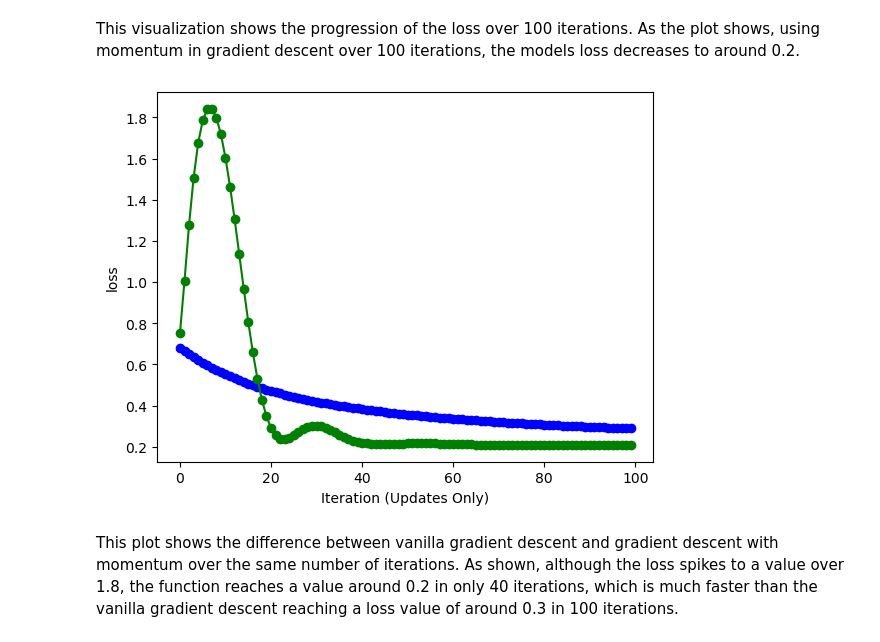
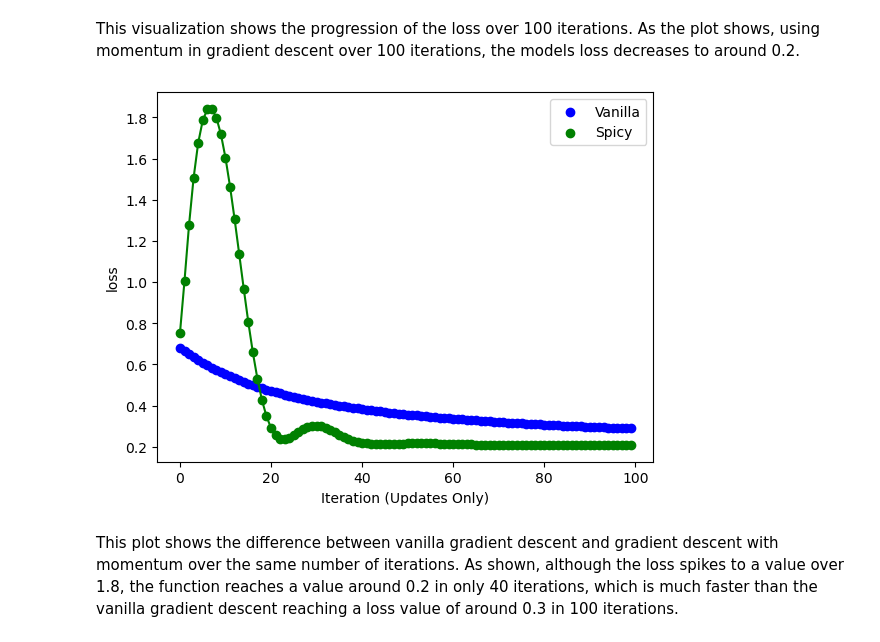
Before and after one commit to tristanmeyer2/tristanmeyer2.github.io, a Jupyter notebook: posts/LogisticRegression/LogisticRegression.ipynb, the cells around one changed output. Saved outputs shown, nothing was run; the diff lists cells and outputs as text; code cells hidden in the pictures.

```diff
--- a/posts/LogisticRegression/LogisticRegression.ipynb
+++ b/posts/LogisticRegression/LogisticRegression.ipynb
@@ -77,7 +77,7 @@ opt = GradientDescentOptimizer(LR)
 
 loss = 1
 loss_vec_van = []
-maxIterations = 100
+maxIterations = 1500
 currIteration = 0
 
 while loss > 0 and currIteration < maxIterations:
@@ -133,13 +133,15 @@ labs = plt.gca().set(xlabel = "Iteration (Updates Only)", ylabel = "loss")
 # %% [markdown]
 This visualization shows the progression of the loss over 100 iterations. As the plot shows, using momentum in gradient descent over 100 iterations, the models loss decreases to around 0.2.
 # %%
-plt.plot(loss_vec_van, color = "blue")
-plt.scatter(torch.arange(len(loss_vec_van)), loss_vec_van, color = "blue")
-plt.plot(loss_vec, color = "green")
-plt.scatter(torch.arange(len(loss_vec)), loss_vec, color = "green")
+plt.plot(loss_vec_van[:100], color = "blue")
+plt.scatter(torch.arange(100), loss_vec_van[:100], color = "blue", label="Vanilla")
+plt.legend(["Vanilla"])
+plt.plot(loss_vec[:100], color = "green")
+plt.scatter(torch.arange(100), loss_vec[:100], color = "green", label="Spicy")
+plt.legend()
 labs = plt.gca().set(xlabel = "Iteration (Updates Only)", ylabel = "loss")
 # %% [output]
-[figure, old version]
+[figure, new version]
 # %% [markdown]
 This plot shows the difference between vanilla gradient descent and gradient descent with momentum over the same number of iterations. As shown, although the loss spikes to a value over 1.8, the function reaches a value around 0.2 in only 40 iterations, which is much faster than the vanilla gradient descent reaching a loss value of around 0.3 in 100 iterations.
 # %% [markdown]
```
Also changed, not shown: parts of 3 cells of this notebook.
